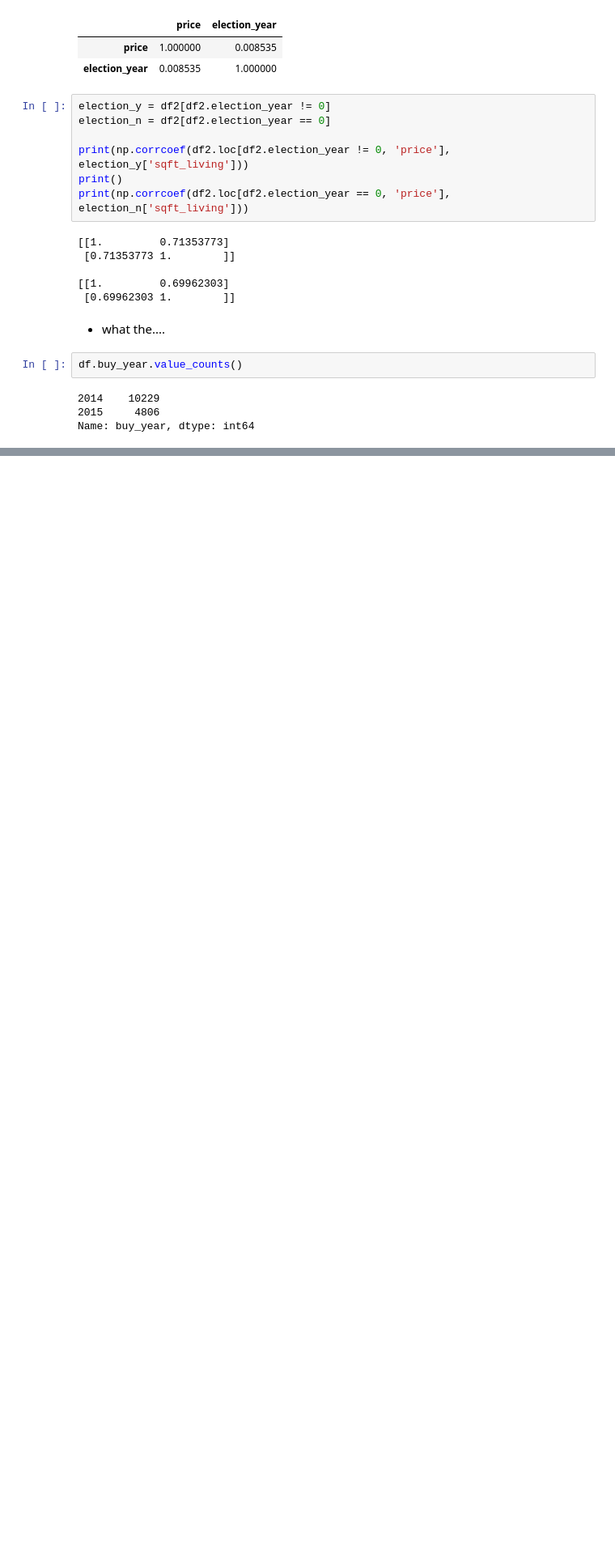
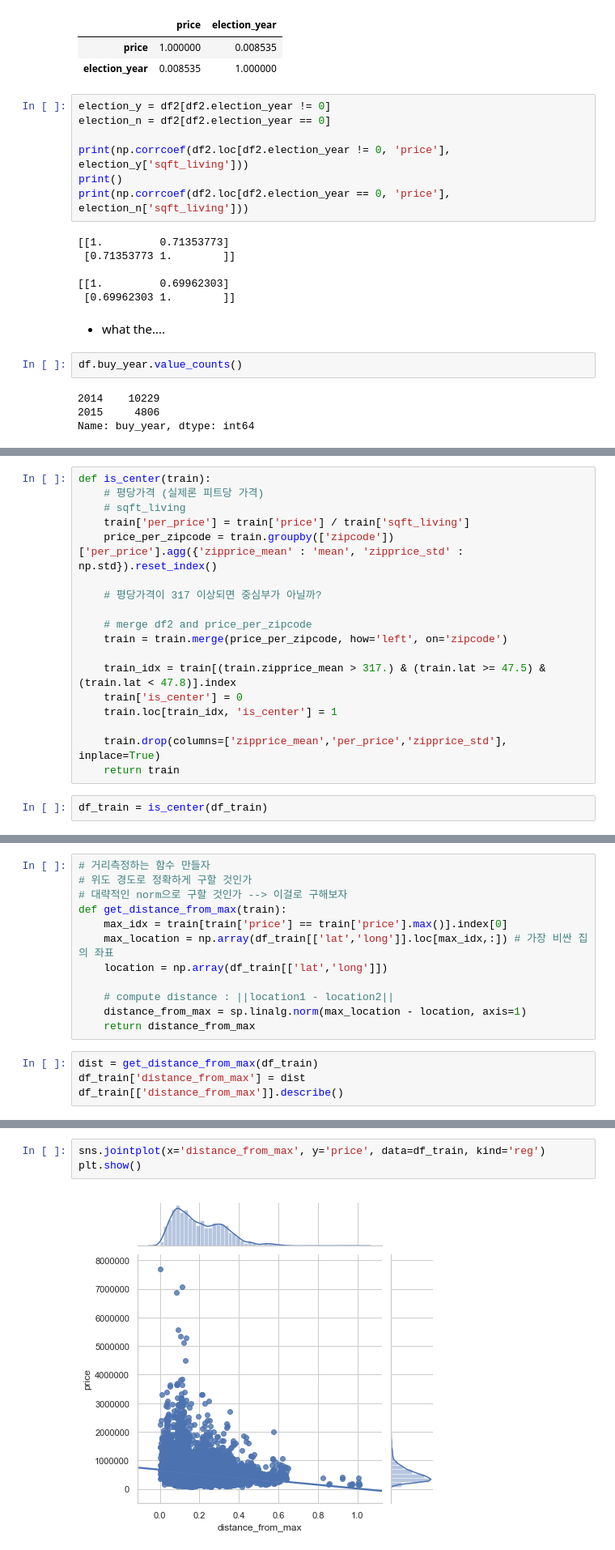
Before and after one commit to Junhojuno/everyday-kaggle, a Jupyter notebook: houseprice_prediction/code/Lets-EDA-it.ipynb, the cells around one changed output, grey strips where cells are left out. Shown at 81% size. Saved outputs shown, nothing was run; the diff lists cells and outputs as text; blank space fills up the shorter version.

```diff
--- a/houseprice_prediction/code/Lets-EDA-it.ipynb
+++ b/houseprice_prediction/code/Lets-EDA-it.ipynb
@@ -1099,0 +1164,20 @@ Name: buy_year, dtype: int64
+# %%
+def is_center(train):
+    # 평당가격 (실제론 피트당 가격)
+    # sqft_living
+    train['per_price'] = train['price'] / train['sqft_living']
+    price_per_zipcode = train.groupby(['zipcode'])['per_price'].agg({'zipprice_mean' : 'mean', 'zipprice_std' : np.std}).reset_index()
+
+    # 평당가격이 317 이상되면 중심부가 아닐까?
+
+    # merge df2 and price_per_zipcode
+    train = train.merge(price_per_zipcode, how='left', on='zipcode')
+
+    train_idx = train[(train.zipprice_mean > 317.) & (train.lat >= 47.5) & (train.lat < 47.8)].index
+    train['is_center'] = 0
+    train.loc[train_idx, 'is_center'] = 1
+
+    train.drop(columns=['zipprice_mean','per_price','zipprice_std'], inplace=True)
+    return train
+# %%
+df_train = is_center(df_train)
@@ -1099,0 +1215,16 @@ Name: buy_year, dtype: int64
+# %%
+# 거리측정하는 함수 만들자
+# 위도 경도로 정확하게 구할 것인가
+# 대략적인 norm으로 구할 것인가 --> 이걸로 구해보자
+def get_distance_from_max(train):
+    max_idx = train[train['price'] == train['price'].max()].index[0]
+    max_location = np.array(df_train[['lat','long']].loc[max_idx,:]) # 가장 비싼 집의 좌표
+    location = np.array(df_train[['lat','long']])
+
+    # compute distance : ||location1 - location2||
+    distance_from_max = sp.linalg.norm(max_location - location, axis=1)
+    return distance_from_max
+# %%
+dist = get_distance_from_max(df_train)
+df_train['distance_from_max'] = dist
+df_train[['distance_from_max']].describe()
@@ -1099,0 +1241,5 @@ Name: buy_year, dtype: int64
+# %%
+sns.jointplot(x='distance_from_max', y='price', data=df_train, kind='reg')
+plt.show()
+# %% [output]
+[figure, added]
```
Also changed, not shown: parts of 18 cells of this notebook.
